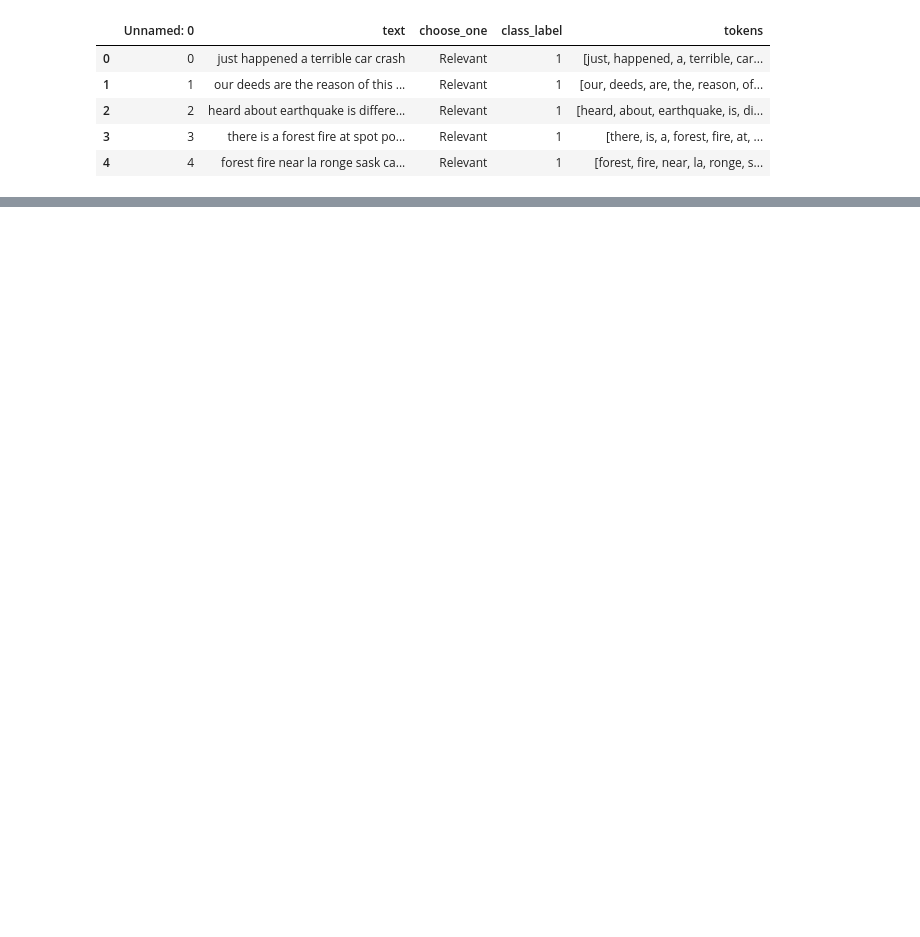
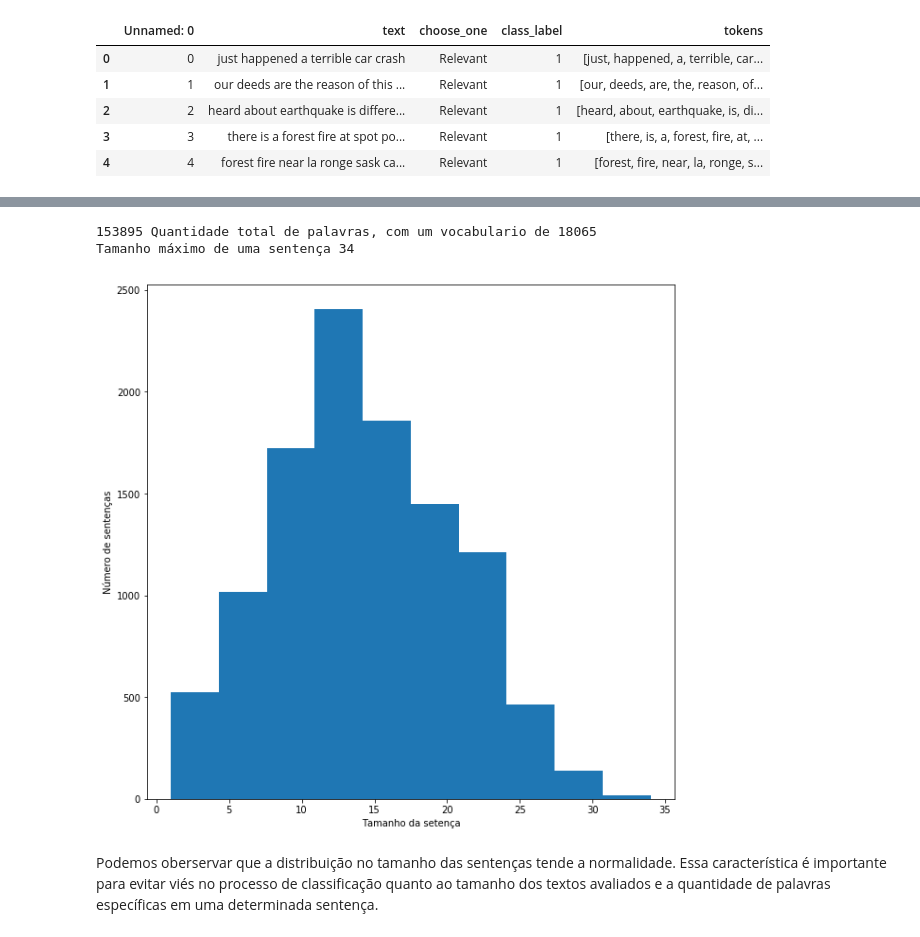
Before and after one commit to ErickCosta/nlp-beginner, a Jupyter notebook: NLP Guide.ipynb, the cells around one changed output, grey strips where cells are left out. Cells and saved outputs as stored; diff of their text form; code cells hidden in the pictures; blank space fills up the shorter version.

Commit message:
Construindo o vocabulário

```diff
--- a/NLP Guide.ipynb
+++ b/NLP Guide.ipynb
@@ -194,0 +210,21 @@ clean_questions.tail()
+# %%
+#Inspecioanndo novamente os dados
+all_words = [word for tokens in clean_questions["tokens"] for word in tokens]
+sentence_lengths = [len(tokens) for tokens in clean_questions["tokens"]]
+VOCAB = sorted(list(set(all_words)))
+print("%s Quantidade total de palavras, com um vocabulario de %s" % (len(all_words), len(VOCAB)))
+print("Tamanho máximo de uma sentença %s" % max(sentence_lengths))
+# %% [output]
+153895 Quantidade total de palavras, com um vocabulario de 18065
+Tamanho máximo de uma sentença 34
+# %%
+#Distribuilção das sentenças por quantidade de palavras
+fig = plt.figure(figsize=(10, 10))
+plt.xlabel('Tamanho da setença')
+plt.ylabel('Número de sentenças')
+plt.hist(sentence_lengths)
+plt.show()
+# %% [output]
+[figure, added]
+# %% [markdown]
+Podemos oberservar que a distribuição no tamanho das sentenças tende a normalidade. Essa característica é importante para evitar viés no processo de classificação quanto ao tamanho dos textos avaliados e a quantidade de palavras específicas em uma determinada sentença.
```
Also changed, not shown: parts of 17 cells of this notebook, 2 other files.
